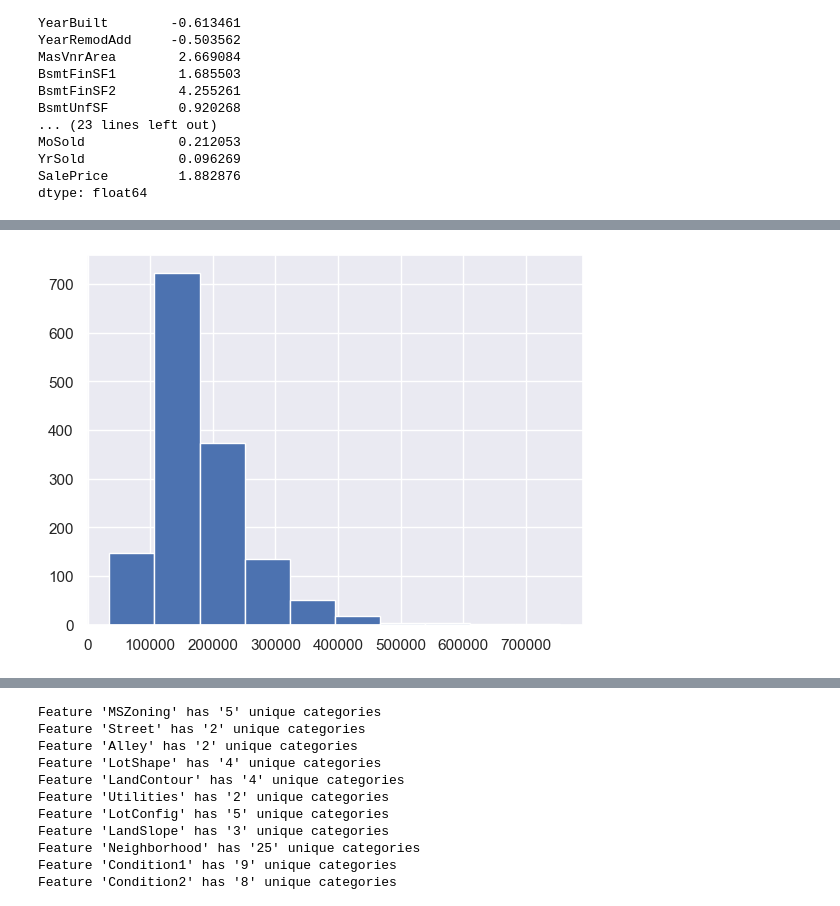
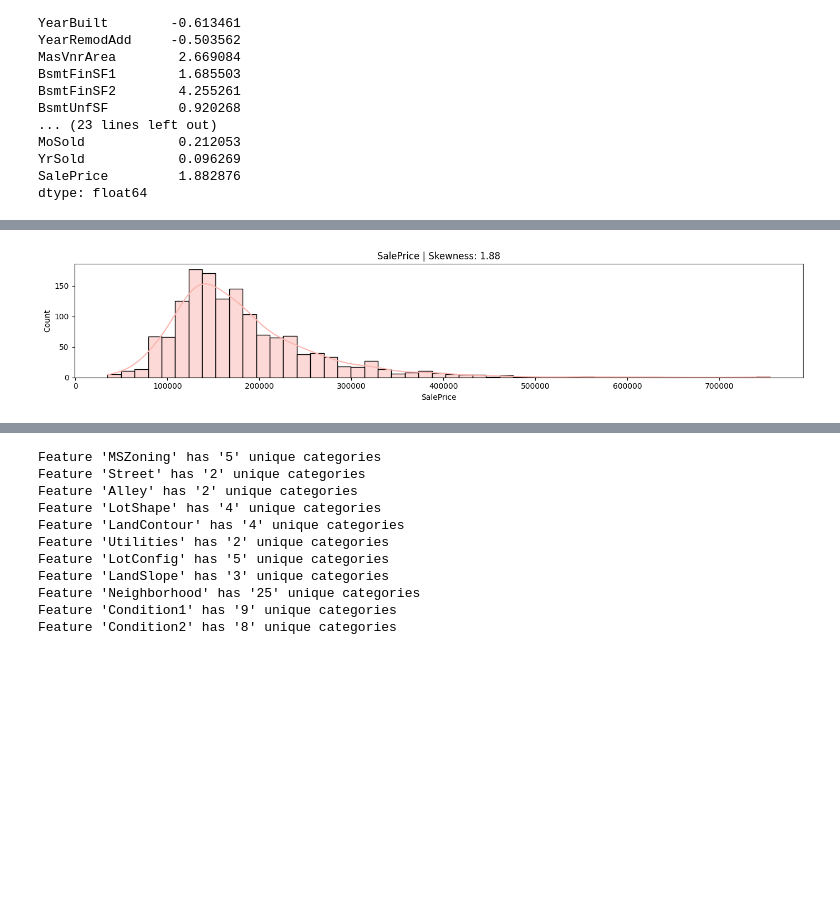
Before and after one commit to zbh160/DS, a Jupyter notebook: EDA/house_pricing/EDA.ipynb, the cells around one changed output, grey strips where cells are left out. Cells and saved outputs as stored; diff of their text form; code cells hidden in the pictures; blank space fills up the shorter version.

Commit message:
visualization code update commit

```diff
--- a/EDA/house_pricing/EDA.ipynb
+++ b/EDA/house_pricing/EDA.ipynb
@@ -68,5 +69,5 @@ import scipy.stats as st
 # %%
-DATA_DIR = Path("../data/house_pricing")
+DATA_DIR = Path("../../data/house_pricing")
 
 # Detect files in folder
 for root, dirs, files in os.walk(DATA_DIR):
@@ -228,6 +232,9 @@ missing_data.head(20)
 | MasVnrArea | 8 | 0.005479 |
 | Electrical | 1 | 0.000685 |
 | Id | 0 | 0.000000 |
+# %%
+# Visualization Config
+sns.set_palette("Pastel1")
 # %%
 # Visualize missing info
 msno.bar(df.sample(1000))
@@ -304,6 +266,30 @@ https://gist.github.com/mwaskom/de44147ed2974457ad6372750bbe5751
+# %%
+# Function: plot_hist
+# Description: Plot hist chart with skew or kurt info added
+# Parameters:
+#   target_col (str): Column Name
+#   data (DataFrame Series): data source in df series format
+#   opt (str): option "skew" or "kurt"
+# Returns:
+#   float: The discount amount.
+def plot_hist(target_col, data, opt):
+    feature = target_col
+    plt.figure(figsize=(14,  3))
+    sns.histplot(data, kde = True)
+    if opt == "skew":
+        plt.title(f"{feature} | Skewness: {round(data.skew(), 2)}")
+    elif opt == "kurt":
+        plt.title(f"{feature} | Kurtosis: {round(data.kurt(), 2)}")
+    else:
+        print("Invalid opt given, only 'skew' and 'kurt' allowed")
+        return
+
+    # Adjust layout and show plots
+    plt.tight_layout()
+    plt.show()
 # %%
-plt.hist(df['SalePrice'],orientation = 'vertical',histtype = 'bar')
-plt.show()
+# visualize skew for target col
+plot_hist('SalePrice', df['SalePrice'], 'skew')
 # %% [output]
-[figure, old version]
+[figure, new version]
 # %%
```
Also changed, not shown: parts of 12 cells of this notebook.
